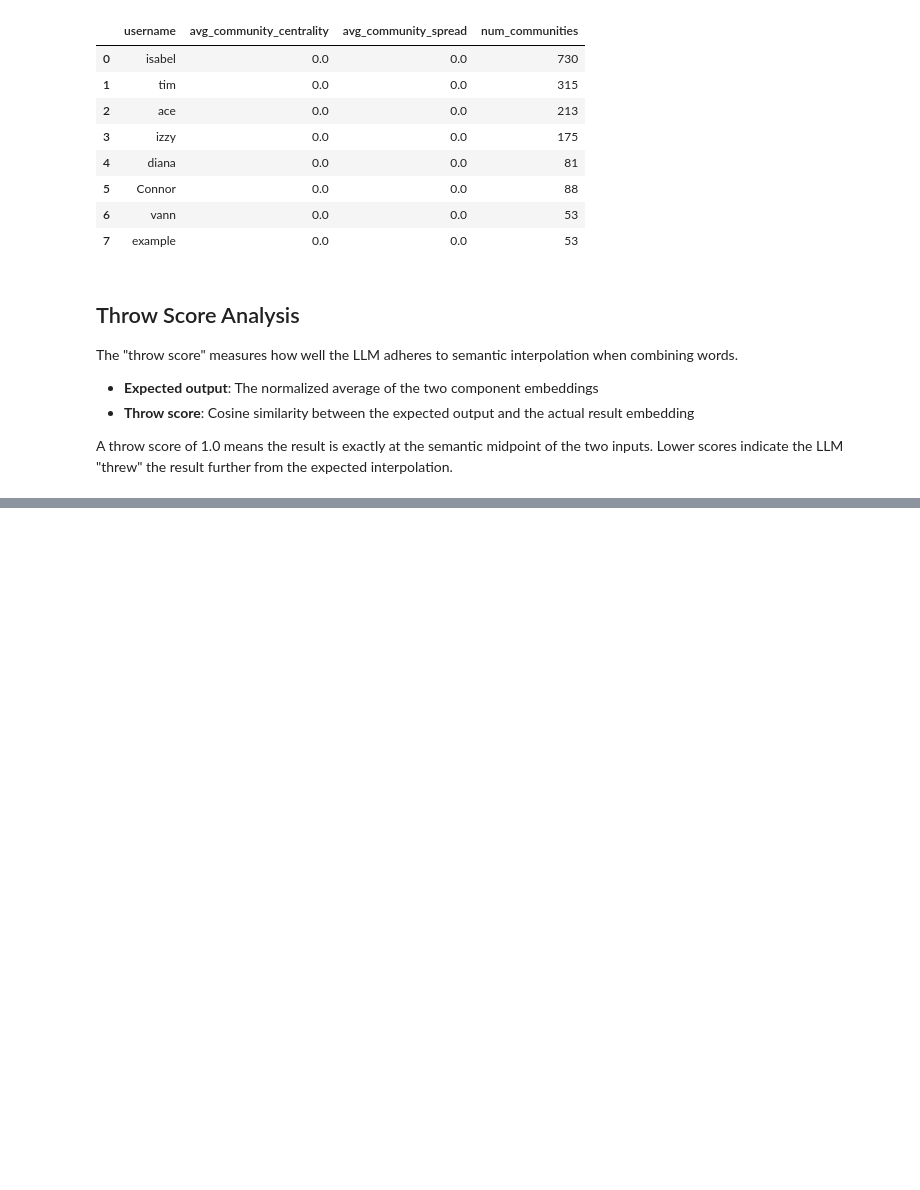
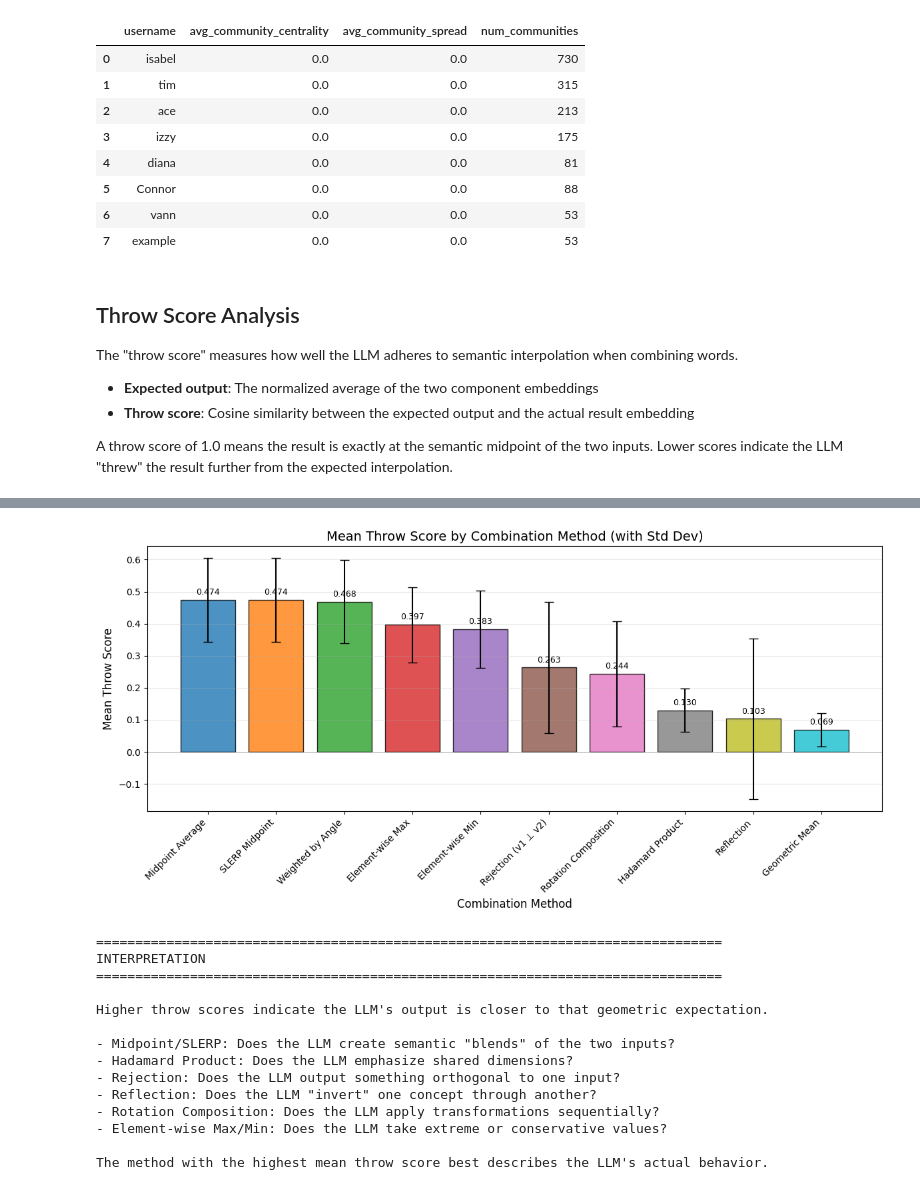
Before and after one commit to s-almeda/infiniteCATs, a Jupyter notebook: server/analyze_dependencies.ipynb, the cells around one changed output, grey strips where cells are left out. Saved outputs shown, nothing was run; the diff lists cells and outputs as text; code cells hidden in the pictures; blank space fills up the shorter version.

```diff
--- a/server/analyze_dependencies.ipynb
+++ b/server/analyze_dependencies.ipynb
@@ -1701,0 +1952,57 @@ Total combinations: 7,013
+# %%
+# Bar chart comparison of means
+plt.figure(figsize=(12, 6))
+
+methods = [name for name, _ in sorted_methods]
+means = [stats['mean'] for _, stats in sorted_methods]
+stds = [stats['std'] for _, stats in sorted_methods]
+
+bars = plt.bar(methods, means, yerr=stds, capsize=5, color=colors[:len(methods)], alpha=0.8, edgecolor='black')
+plt.axhline(y=0, color='gray', linestyle='-', linewidth=0.5)
+
+plt.xlabel('Combination Method', fontsize=12)
+plt.ylabel('Mean Throw Score', fontsize=12)
+plt.title('Mean Throw Score by Combination Method (with Std Dev)', fontsize=14)
+plt.xticks(rotation=45, ha='right', fontsize=10)
+plt.grid(True, alpha=0.3, axis='y')
+
+# Add value labels on bars
+for bar, mean in zip(bars, means):
+    plt.text(bar.get_x() + bar.get_width()/2, bar.get_height() + 0.01, f'{mean:.3f}',
+             ha='center', va='bottom', fontsize=9)
+
+plt.tight_layout()
+plt.show()
+
+# Print interpretation
+print("\n" + "=" * 80)
+print("INTERPRETATION")
+print("=" * 80)
+print("""
+Higher throw scores indicate the LLM's output is closer to that geometric expectation.
+
+- Midpoint/SLERP: Does the LLM create semantic "blends" of the two inputs?
+- Hadamard Product: Does the LLM emphasize shared dimensions?
+- Rejection: Does the LLM output something orthogonal to one input?
+- Reflection: Does the LLM "invert" one concept through another?
+- Rotation Composition: Does the LLM apply transformations sequentially?
+- Element-wise Max/Min: Does the LLM take extreme or conservative values?
+
+The method with the highest mean throw score best describes the LLM's actual behavior.
+""")
+# %% [output]
+[figure, added]
+================================================================================
+INTERPRETATION
+================================================================================
+
+Higher throw scores indicate the LLM's output is closer to that geometric expectation.
+
+- Midpoint/SLERP: Does the LLM create semantic "blends" of the two inputs?
+- Hadamard Product: Does the LLM emphasize shared dimensions?
+- Rejection: Does the LLM output something orthogonal to one input?
+- Reflection: Does the LLM "invert" one concept through another?
+- Rotation Composition: Does the LLM apply transformations sequentially?
+- Element-wise Max/Min: Does the LLM take extreme or conservative values?
+
+The method with the highest mean throw score best describes the LLM's actual behavior.
```
Also changed, not shown: parts of 32 cells of this notebook, 2 other files.
